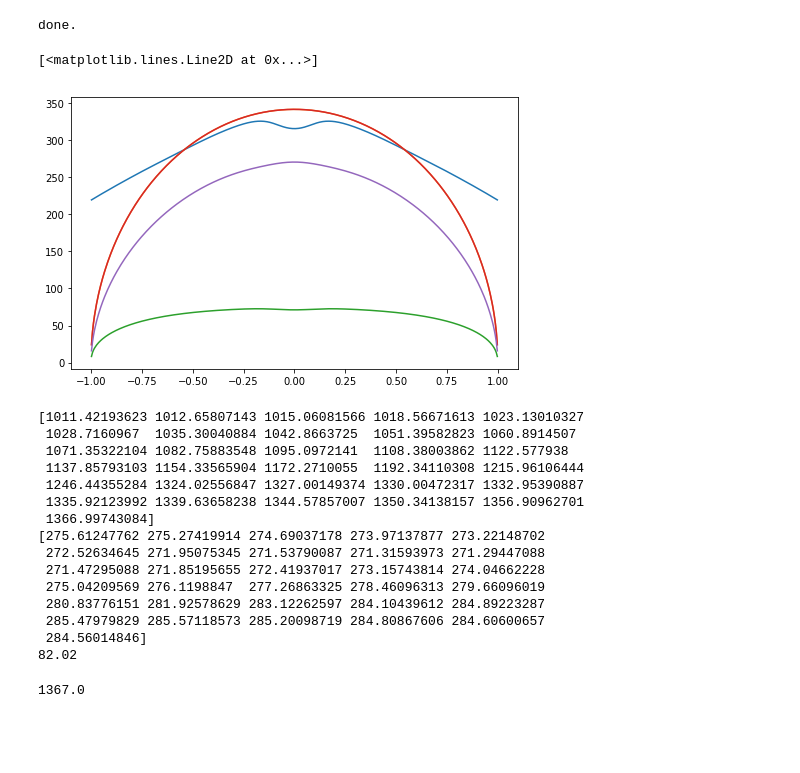
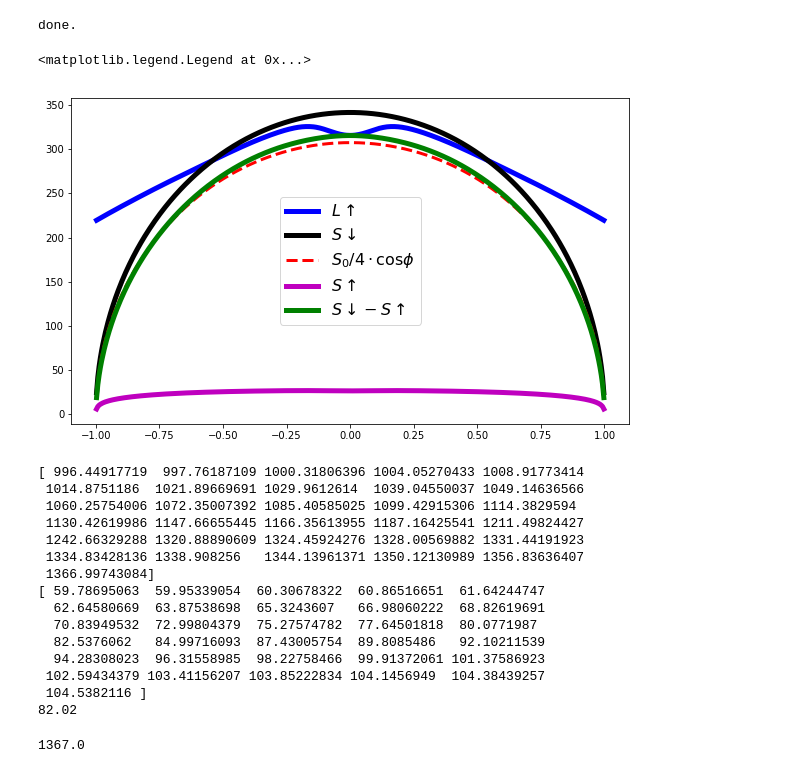
Before and after one commit to fagan2888/EBM, a Jupyter notebook: CliMT_tests.ipynb, the cells around one changed output. Drawn from its saved outputs; the diff is of its cells as text; code cells hidden in the pictures; blank space fills up the shorter version.

```diff
--- a/CliMT_tests.ipynb
+++ b/CliMT_tests.ipynb
@@ -297,6 +297,7 @@ state['specific_humidity'].values[:, :, 0] = RH_dist.T * humidsat(state['air_tem
 
 alb = 0.2725
 # alb = 0.06
+alb = 0.06
 state['surface_albedo_for_diffuse_near_infrared'].values[:] = alb
 state['surface_albedo_for_direct_near_infrared'].values[:] = alb
 state['surface_albedo_for_diffuse_shortwave'].values[:] = alb
@@ -309,35 +310,46 @@ print("done.")
 # %% [output]
 done.
 # %%
-f, ax = plt.subplots(1, figsize=(8,5))
+f, ax = plt.subplots(1, figsize=(10,6))
 
-ax.plot(sin_lats, longwave_diagnostics['upwelling_longwave_flux_in_air_assuming_clear_sky'].values[-1, :, 0])
-ax.plot(sin_lats, 0.25 * shortwave_diagnostics['downwelling_shortwave_flux_in_air_assuming_clear_sky'].values[-1, :, 0])
-ax.plot(sin_lats, 0.25 * shortwave_diagnostics['upwelling_shortwave_flux_in_air_assuming_clear_sky'].values[-1, :, 0])
-ax.plot(sin_lats, 1367 / 4 * np.cos(lats))
-ax.plot(sin_lats, 0.25 * shortwave_diagnostics['downwelling_shortwave_flux_in_air_assuming_clear_sky'].values[-1, :, 0] - 0.25 * shortwave_diagnostics['upwelling_shortwave_flux_in_air_assuming_clear_sky'].values[-1, :, 0])
+ax.plot(sin_lats,
+        longwave_diagnostics['upwelling_longwave_flux_in_air_assuming_clear_sky'].values[-1, :, 0],
+        'b-', lw=5, label="$L \\uparrow$")
+ax.plot(sin_lats,
+        0.25 * shortwave_diagnostics['downwelling_shortwave_flux_in_air_assuming_clear_sky'].values[-1, :, 0],
+        'k-', lw=5, label="$S \\downarrow$")
+ax.plot(sin_lats, 0.9 * 1367 / 4 * np.cos(lats),
+        'r--', lw=3, label="$S_0 / 4 \\cdot \\cos\\phi$")
+ax.plot(sin_lats,
+        0.25 * shortwave_diagnostics['upwelling_shortwave_flux_in_air_assuming_clear_sky'].values[-1, :, 0],
+        'm-', lw=5, label="$S \\uparrow$")
+ax.plot(sin_lats,
+        0.25 * shortwave_diagnostics['downwelling_shortwave_flux_in_air_assuming_clear_sky'].values[-1, :, 0]
+        - 0.25 * shortwave_diagnostics['upwelling_shortwave_flux_in_air_assuming_clear_sky'].values[-1, :, 0],
+        'g-', lw=5, label="$S \\downarrow - S \\uparrow$")
+ax.legend(fontsize=16)
 # %% [output]
-[<matplotlib.lines.Line2D at 0x...>]
+<matplotlib.legend.Legend at 0x...>
-[figure, old version]
+[figure, new version]
 # %%
 print(shortwave_diagnostics['downwelling_shortwave_flux_in_air_assuming_clear_sky'].values[:, 200, 0])
 print(shortwave_diagnostics['upwelling_shortwave_flux_in_air_assuming_clear_sky'].values[:, 200, 0])
 print(0.06 * 1367)
 # %% [output]
-[1011.42193623 1012.65807143 1015.06081566 1018.56671613 1023.13010327
- 1028.7160967  1035.30040884 1042.8663725  1051.39582823 1060.8914507
- 1071.35322104 1082.75883548 1095.0972141  1108.38003862 1122.577938
- 1137.85793103 1154.33565904 1172.2710055  1192.34110308 1215.96106444
- 1246.44355284 1324.02556847 1327.00149374 1330.00472317 1332.95390887
- 1335.92123992 1339.63658238 1344.57857007 1350.34138157 1356.90962701
+[ 996.44917719  997.76187109 1000.31806396 1004.05270433 1008.91773414
+ 1014.8751186  1021.89669691 1029.9612614  1039.04550037 1049.14636566
+ 1060.25754006 1072.35007392 1085.40585025 1099.42915306 1114.3829594
+ 1130.42619986 1147.66655445 1166.35613955 1187.16425541 1211.49824427
+ 1242.66329288 1320.88890609 1324.45924276 1328.00569882 1331.44191923
+ 1334.83428136 1338.908256   1344.13961371 1350.12130989 1356.83636407
  1366.99743084]
-[275.61247762 275.27419914 274.69037178 273.97137877 273.22148702
- 272.52634645 271.95075345 271.53790087 271.31593973 271.29447088
- 271.47295088 271.85195655 272.41937017 273.15743814 274.04662228
- 275.04209569 276.1198847  277.26863325 278.46096313 279.66096019
- 280.83776151 281.92578629 283.12262597 284.10439612 284.89223287
- 285.47979829 285.57118573 285.20098719 284.80867606 284.60600657
- 284.56014846]
+[ 59.78695063  59.95339054  60.30678322  60.86516651  61.64244747
+  62.64580669  63.87538698  65.3243607   66.98060222  68.82619691
+  70.83949532  72.99804379  75.27574782  77.64501818  80.0771987
+  82.5376062   84.99716093  87.43005754  89.8085486   92.10211539
+  94.28308023  96.31558985  98.22758466  99.91372061 101.37586923
+ 102.59434379 103.41156207 103.85222834 104.1456949  104.38439257
+ 104.5382116 ]
 82.02
 # %%
 from sympl import get_constant
```
Also changed, not shown: 9 other files.
